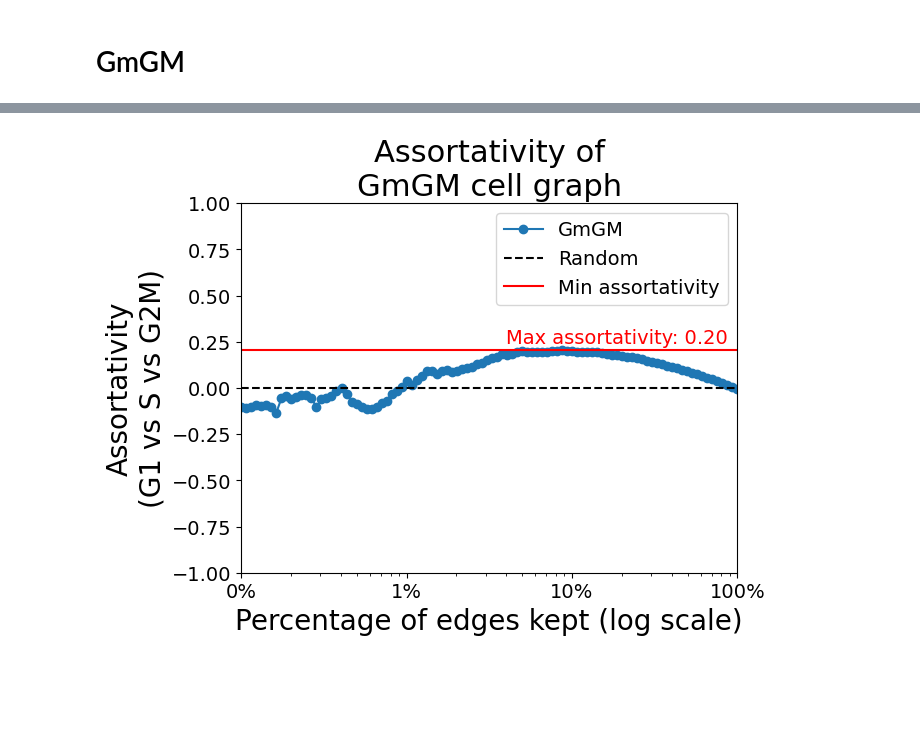
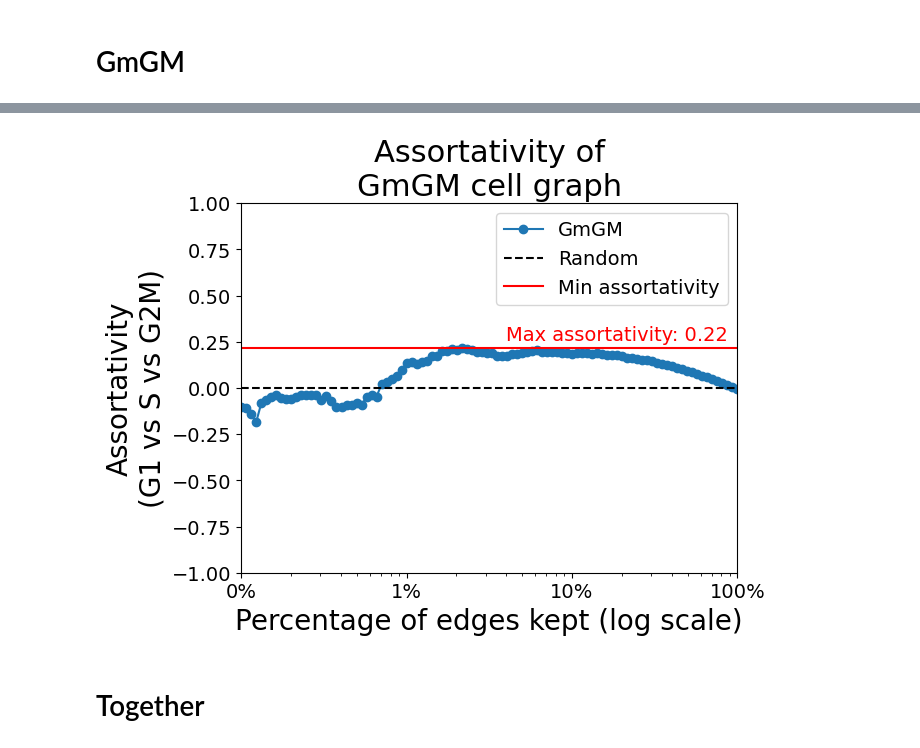
Before and after one commit to BaileyAndrew/Strong-Product-Model, a Jupyter notebook: cell-cycle.ipynb, the cells around one changed output, grey strips where cells are left out. Drawn from its saved outputs; the diff is of its cells as text; code cells hidden in the pictures; blank space fills up the shorter version.

```diff
--- a/cell-cycle.ipynb
+++ b/cell-cycle.ipynb
@@ -289,8 +314,6 @@ array(['G1', 'G1', 'G1', 'G1', 'G1', 'G1', 'G1', 'G1', 'G1', 'G1', 'G1',
        'G2', 'G2', 'G2', 'G2', 'G2', 'G2', 'G2', 'G2', 'G2', 'G2', 'G2',
        'G2', 'G2', 'G2', 'G2', 'G2', 'G2', 'G2', 'G2', 'G2', 'G2', 'G2',
        'G2', 'G2', 'G2', 'G2', 'G2', 'G2', 'G2', 'G2', 'G2'], dtype='<U2')
-# %%
-data_array = np.log(data_array + 1)
 # %% [markdown]
 # Strong Product
 # %%
@@ -630,0 +699,40 @@ fig.savefig('out_figs/cell-cycle/sp-assortativity-between.pdf', bbox_inches='tig
+# %%
+fig, ax = plt.subplots()
+ax.plot(10**np.linspace(-3, 0, 100), spt_assortativities, marker='o', label='Strong Product')
+ax.set_xscale('log')
+ax.axhline(0, color='black', linestyle='--', label='Random')
+ax.set_xlabel('Percentage of edges kept (log scale)')
+ax.set_ylabel('Assortativity\n(G1 vs S vs G2M)')
+ax.set_ylim(-1, 1)
+
+# Add a line at the minimum assortativity
+ax.axhline(max(spt_assortativities), color='red', linestyle='-', label='Max Assortativity')
+ax.text(
+    0.04, max(spt_assortativities) + 0.04,
+    f"Max assortativity: {max(spt_assortativities):.2f}",
+    color='red',
+    size=14
+)
+
+ax.legend()
+ax.set_title('Assortativity of\nstrong product cell graph\n(combination)')
+
+# Format x axis with percents
+ax.xaxis.set_major_formatter(mtick.PercentFormatter(xmax=1))
+ax.set_xlim(0.001, 1)
+
+# Increase font size
+for item in (ax.get_xticklabels() + ax.get_yticklabels()):
+    item.set_fontsize(14)
+
+# Of labels
+ax.xaxis.get_label().set_fontsize(20)
+ax.yaxis.get_label().set_fontsize(20)
+
+# And title
+ax.title.set_fontsize(22)
+
+# And legend
+ax.legend(prop={'size': 14})
+
+fig.savefig('out_figs/cell-cycle/sp-assortativity-both.pdf', bbox_inches='tight')
@@ -695,35 +805,37 @@ ax.set_ylabel('Assortativity\n(G1 vs S vs G2M)')
 ax.set_ylim(-1, 1)
 
 # Add a line at the minimum assortativity
-ax.axhline(max(gmgm_assortativities), color='red', linestyle='-', label='Min assortativity')
+ax.axhline(max(gmgm_assortativities), color='red', linestyle='-', label='Max Assortativity')
 ax.text(
     0.04, max(gmgm_assortativities) + 0.04,
     f"Max assortativity: {max(gmgm_assortativities):.2f}",
     color='red',
     size=14
 )
 
 ax.legend()
 ax.set_title('Assortativity of\nGmGM cell graph')
 
 # Format x axis with percents
 ax.xaxis.set_major_formatter(mtick.PercentFormatter(xmax=1))
 ax.set_xlim(0.001, 1)
 
 # Increase font size
 for item in (ax.get_xticklabels() + ax.get_yticklabels()):
     item.set_fontsize(14)
 
 # Of labels
 ax.xaxis.get_label().set_fontsize(20)
 ax.yaxis.get_label().set_fontsize(20)
 
 # And title
 ax.title.set_fontsize(22)
 
 # And legend
 ax.legend(prop={'size': 14})
 
 fig.savefig('out_figs/cell-cycle/gmgm-assortativity.pdf', bbox_inches='tight')
 # %% [output]
-[figure, old version]
+[figure, new version]
+# %% [markdown]
+# Together
```
Also changed, not shown: parts of 16 cells of this notebook, 28 other files.
